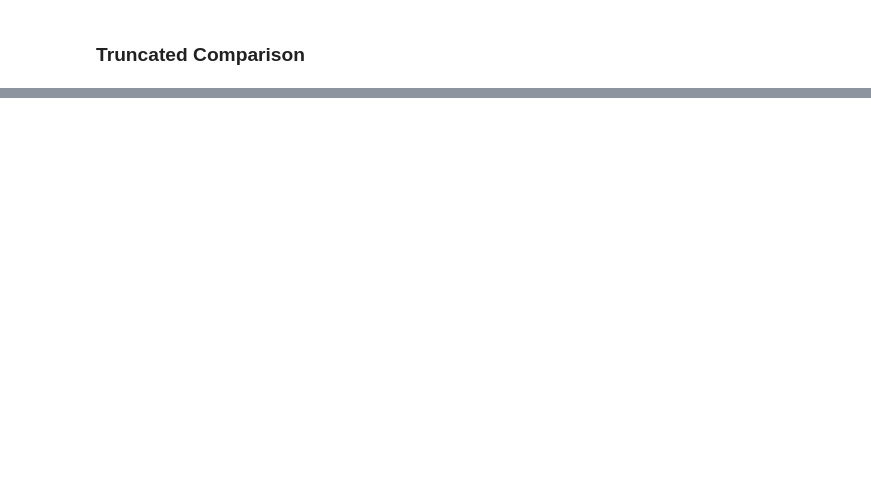
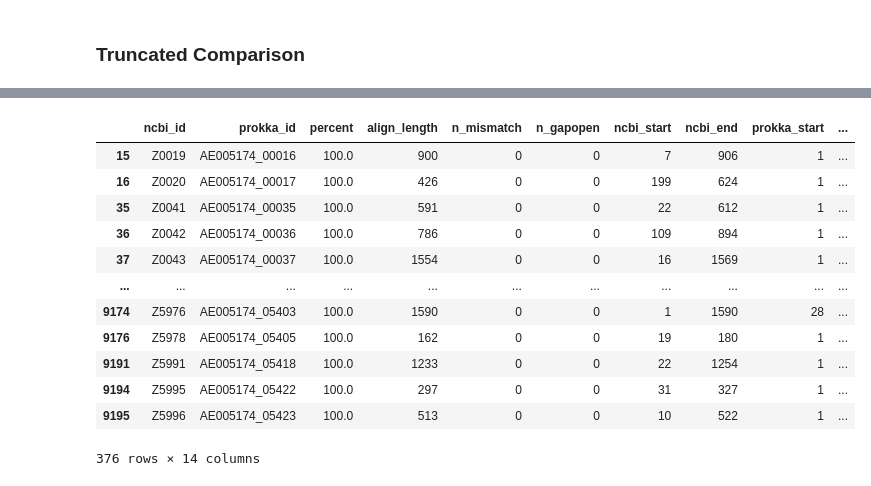
Before and after one commit to DANYIN001/bitome-practice, a Jupyter notebook: notebooks/annotation_comparison.ipynb, the cells around one changed output, grey strips where cells are left out. Saved outputs shown, nothing was run; the diff lists cells and outputs as text; code cells hidden in the pictures; blank space fills up the shorter version.

```diff
--- a/notebooks/annotation_comparison.ipynb
+++ b/notebooks/annotation_comparison.ipynb
@@ -394,0 +470,16 @@ ax.set_xlabel('# of Longer in Truncation Pair', fontsize=13)
+# %%
+truncated_df[truncated_df['category'] == 'Start Diff']
+# %% [output]
+|  | ncbi_id | prokka_id | percent | align_length | n_mismatch | n_gapopen | ncbi_start | ncbi_end | prokka_start | ... |
+| 15 | Z0019 | AE005174_00016 | 100.0 | 900 | 0 | 0 | 7 | 906 | 1 | ... |
+| 16 | Z0020 | AE005174_00017 | 100.0 | 426 | 0 | 0 | 199 | 624 | 1 | ... |
+| 35 | Z0041 | AE005174_00035 | 100.0 | 591 | 0 | 0 | 22 | 612 | 1 | ... |
+| 36 | Z0042 | AE005174_00036 | 100.0 | 786 | 0 | 0 | 109 | 894 | 1 | ... |
+| 37 | Z0043 | AE005174_00037 | 100.0 | 1554 | 0 | 0 | 16 | 1569 | 1 | ... |
+| ... | ... | ... | ... | ... | ... | ... | ... | ... | ... | ... |
+| 9174 | Z5976 | AE005174_05403 | 100.0 | 1590 | 0 | 0 | 1 | 1590 | 28 | ... |
+| 9176 | Z5978 | AE005174_05405 | 100.0 | 162 | 0 | 0 | 19 | 180 | 1 | ... |
+| 9191 | Z5991 | AE005174_05418 | 100.0 | 1233 | 0 | 0 | 22 | 1254 | 1 | ... |
+| 9194 | Z5995 | AE005174_05422 | 100.0 | 297 | 0 | 0 | 31 | 327 | 1 | ... |
+| 9195 | Z5996 | AE005174_05423 | 100.0 | 513 | 0 | 0 | 10 | 522 | 1 | ... |
+376 rows × 14 columns
```
Also changed, not shown: parts of 9 cells of this notebook.
